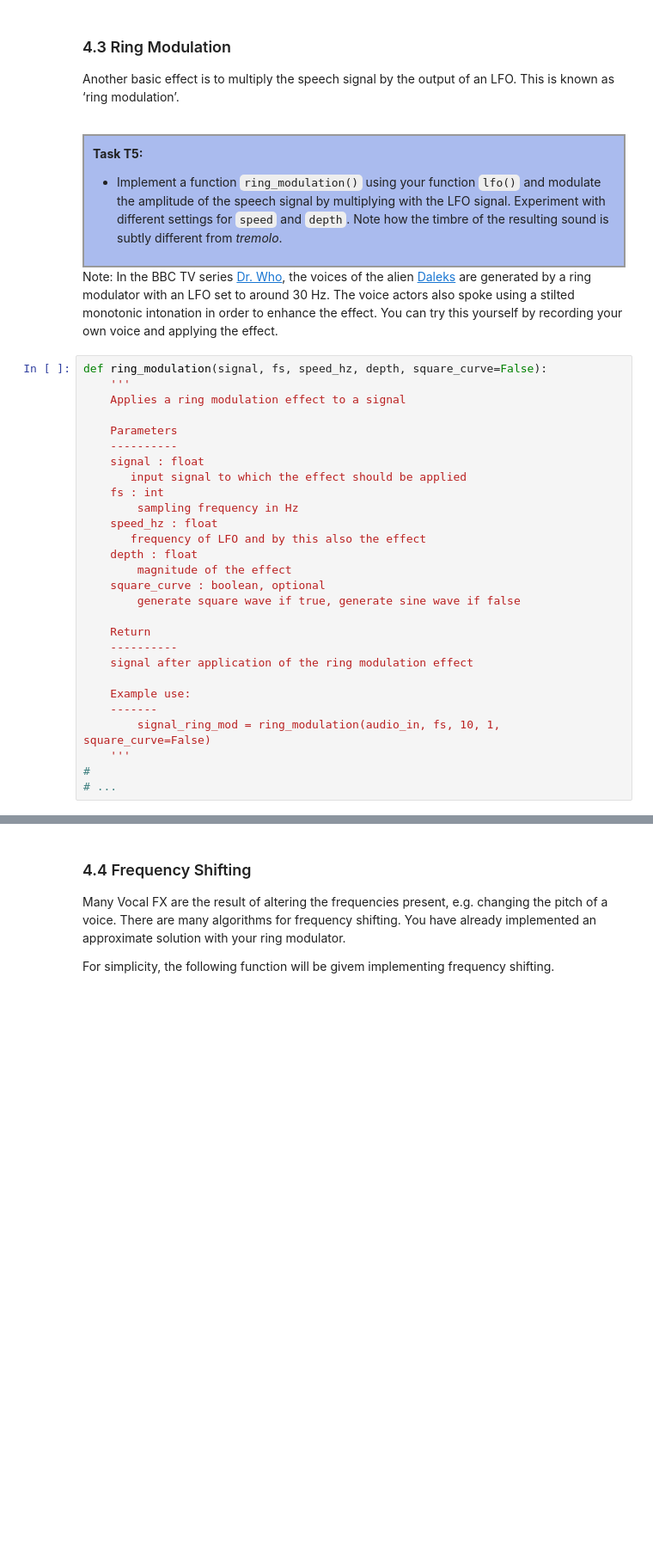
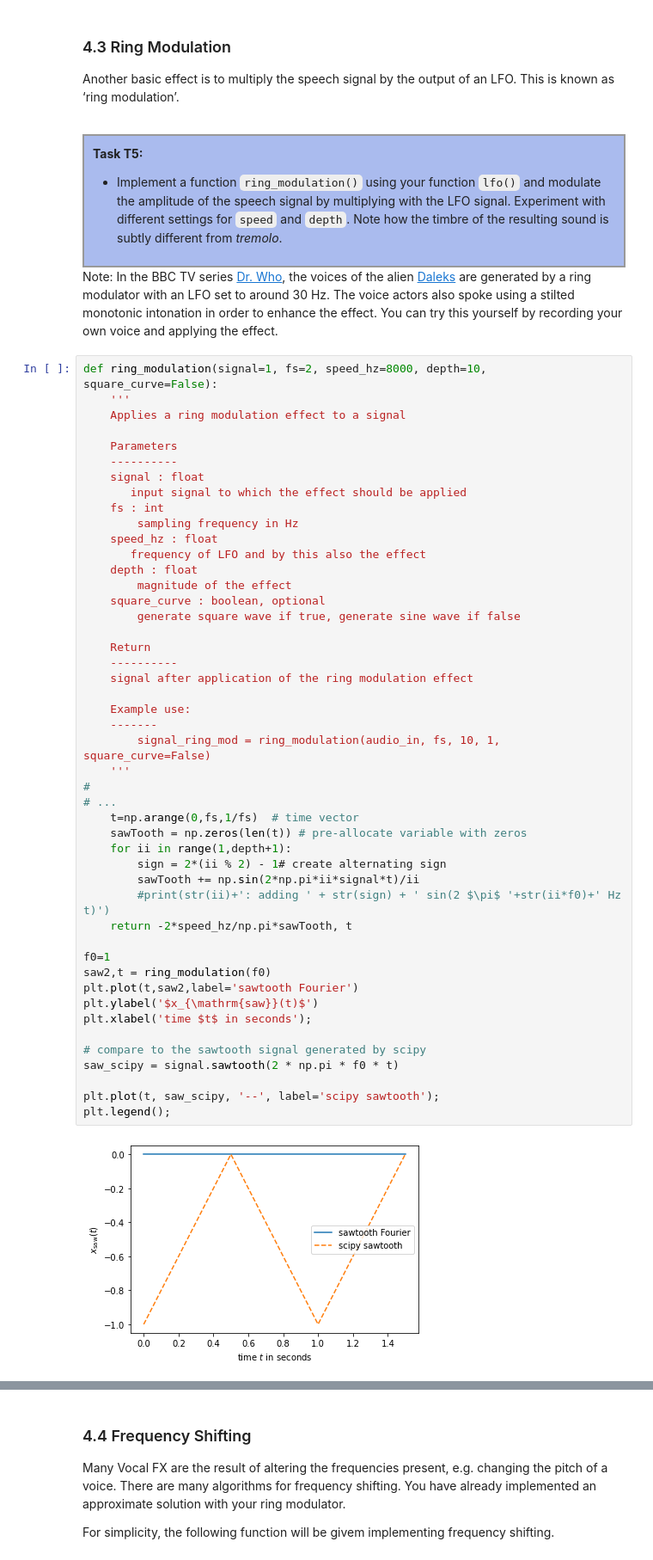
Before and after one commit to Karthikai-28/assignments, a Jupyter notebook: 103_speech_recognition_97937/com3502-4502-6502-programming-assignment1.ipynb, the cells around one changed output, grey strips where cells are left out. Shown at 86% size. Drawn from its saved outputs; the diff is of its cells as text; blank space fills up the shorter version.

```diff
--- a/103_speech_recognition_97937/com3502-4502-6502-programming-assignment1.ipynb
+++ b/103_speech_recognition_97937/com3502-4502-6502-programming-assignment1.ipynb
@@ -398,30 +442,51 @@ timbre of the resulting sound is subtly different from *tremolo*.
 Note: In the BBC TV series [Dr. Who](https://en.wikipedia.org/wiki/Doctor_Who), the voices of the alien [Daleks](https://en.wikipedia.org/wiki/Dalek) are generated by a ring modulator with an LFO set to around 30 Hz. The voice actors also spoke using a stilted monotonic intonation in order to enhance the effect. You can try this yourself by
 recording your own voice and applying the effect.
 # %%
-def ring_modulation(signal, fs, speed_hz, depth, square_curve=False):
+def ring_modulation(signal=1, fs=2, speed_hz=8000, depth=10, square_curve=False):
     '''
     Applies a ring modulation effect to a signal
 
     Parameters
     ----------
     signal : float
        input signal to which the effect should be applied
     fs : int
         sampling frequency in Hz
     speed_hz : float
        frequency of LFO and by this also the effect
     depth : float
         magnitude of the effect
     square_curve : boolean, optional
         generate square wave if true, generate sine wave if false
 
     Return
     ----------
     signal after application of the ring modulation effect
 
     Example use:
     -------
         signal_ring_mod = ring_modulation(audio_in, fs, 10, 1, square_curve=False)
     '''
 #
 # ...
+    t=np.arange(0,fs,1/fs)  # time vector
+    sawTooth = np.zeros(len(t)) # pre-allocate variable with zeros
+    for ii in range(1,depth+1):
+        sign = 2*(ii % 2) - 1# create alternating sign
+        sawTooth += np.sin(2*np.pi*ii*signal*t)/ii
+        #print(str(ii)+': adding ' + str(sign) + ' sin(2 $\pi$ '+str(ii*f0)+' Hz t)')
+    return -2*speed_hz/np.pi*sawTooth, t
+
+f0=1
+saw2,t = ring_modulation(f0)
+plt.plot(t,saw2,label='sawtooth Fourier')
+plt.ylabel('$x_{\mathrm{saw}}(t)$')
+plt.xlabel('time $t$ in seconds');
+
+# compare to the sawtooth signal generated by scipy
+saw_scipy = signal.sawtooth(2 * np.pi * f0 * t)
+
+plt.plot(t, saw_scipy, '--', label='scipy sawtooth');
+plt.legend();
+# %% [output]
+[figure, added]
```
Also changed, not shown: parts of 13 cells of this notebook, 2 other files.
